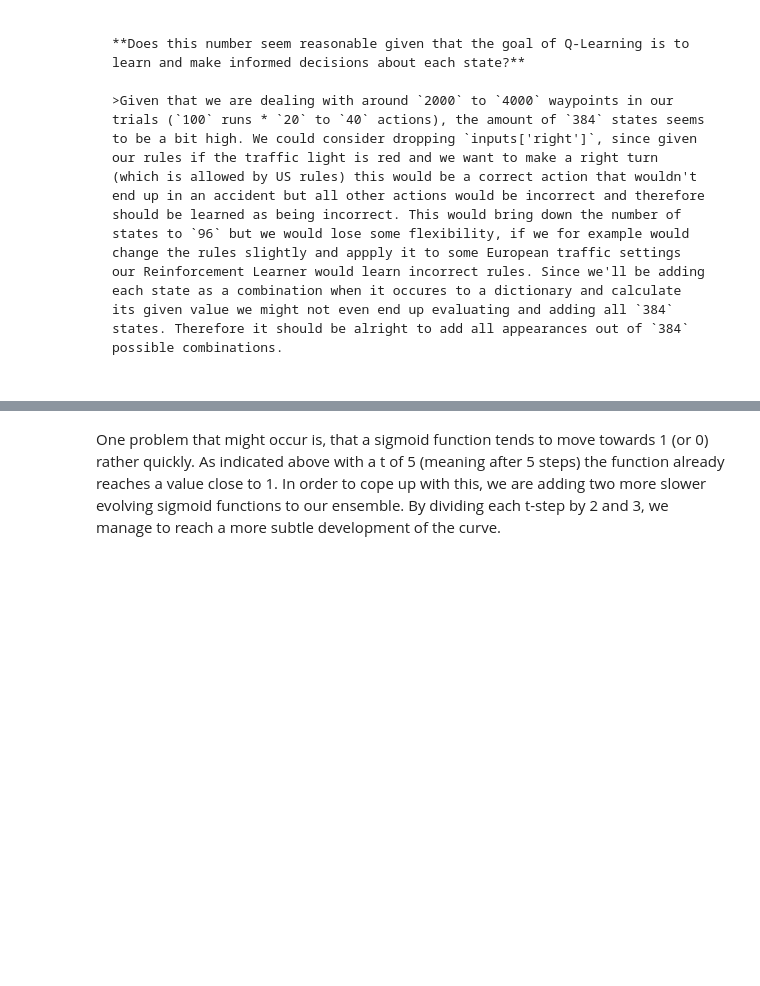
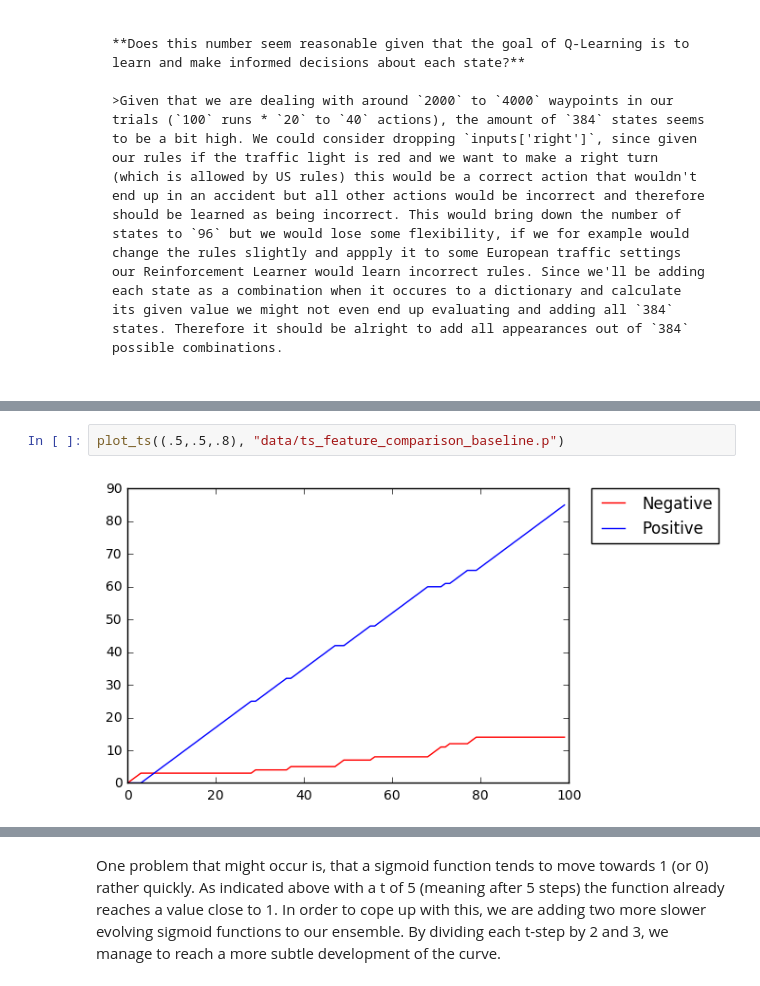
Before and after one commit to andirs/smartcab, a Jupyter notebook: SmartCabDocumentation.ipynb, the cells around one changed output, grey strips where cells are left out. Saved outputs shown, nothing was run; the diff lists cells and outputs as text; blank space fills up the shorter version.

```diff
--- a/SmartCabDocumentation.ipynb
+++ b/SmartCabDocumentation.ipynb
@@ -400,0 +404,4 @@ At this point our agent has performed an action, got a reward, calculated the q-
+# %%
+plot_ts((.5,.5,.8), "data/ts_feature_comparison_baseline.p")
+# %% [output]
+[figure, added]
```
Also changed, not shown: parts of 55 cells of this notebook, 32 other files.
